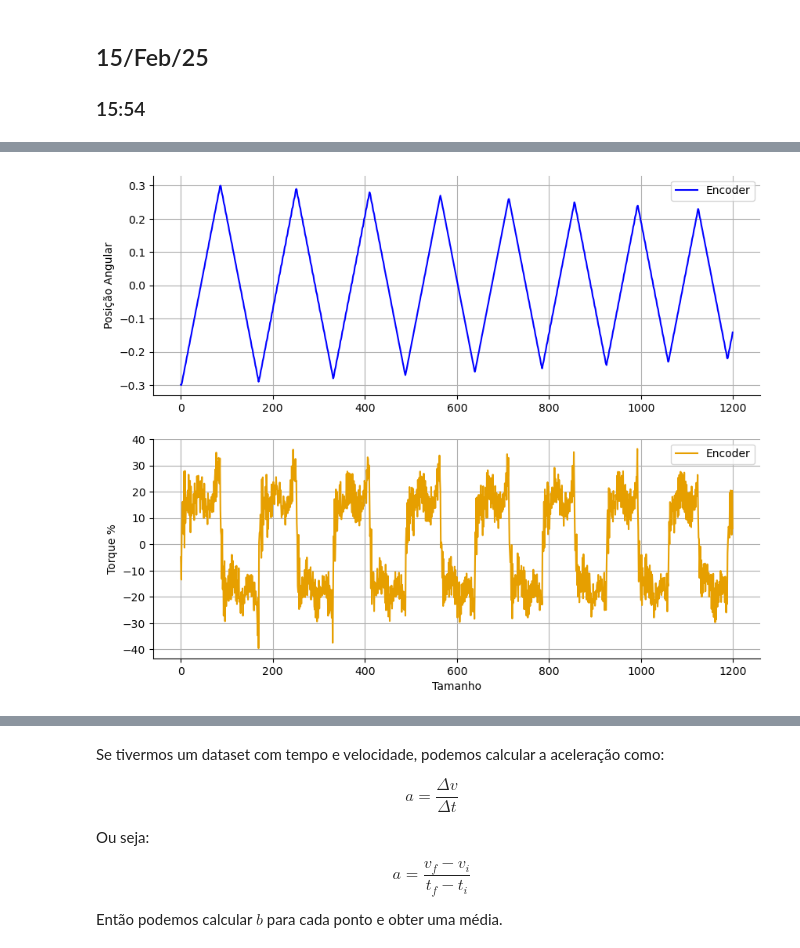
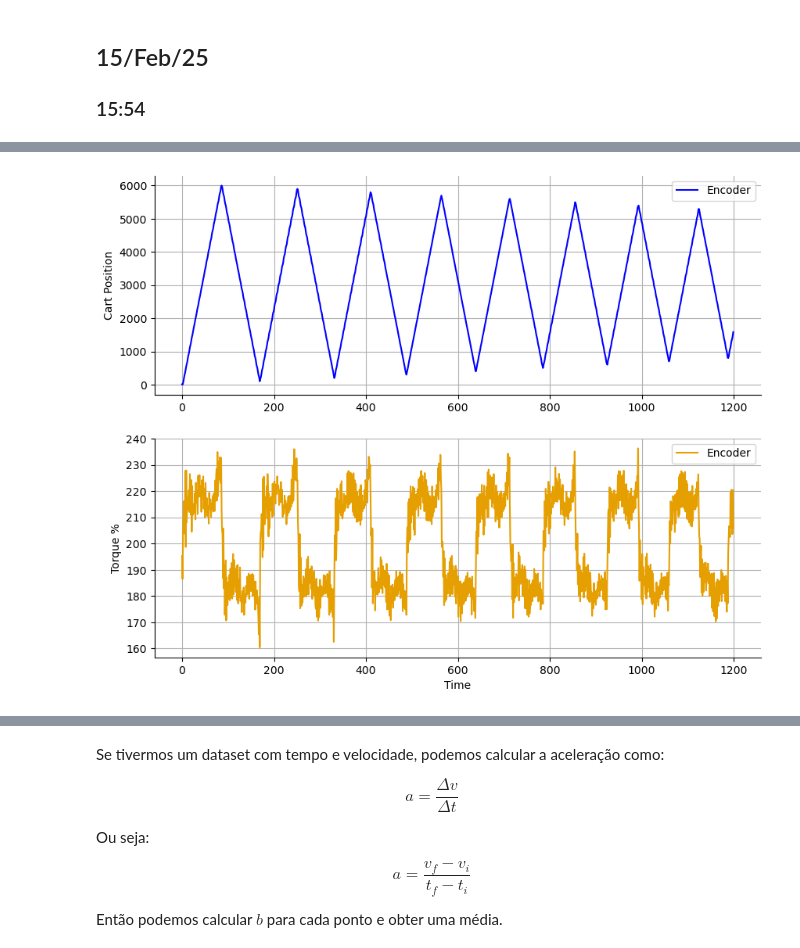
Before and after one commit to SilvaEder/Dissertation, a Jupyter notebook: Python/DampingCoefficient.ipynb, the cells around one changed output, grey strips where cells are left out. Drawn from its saved outputs; the diff is of its cells as text; code cells hidden in the pictures.

```diff
--- a/Python/DampingCoefficient.ipynb
+++ b/Python/DampingCoefficient.ipynb
@@ -203,3 +262,8 @@ round(b,3)
 # %% [markdown]
 ## 15/Feb/25
 ### 15:54
+# %%
+df = pd.read_csv('CSV/Data_15_Feb_25_15-54.csv',header=None)
+df = df.T
+df.columns = ["n","x1","x3","u","Error","RealTime","simulateTime"]
+df
@@ -206,20 +284,20 @@ round(b,3)
 # %%
 plt.figure(figsize=(10,8))
-n=np.arange(0,len(dataset),1)
+n=np.arange(0,len(df),1)
 plt.subplot(211)
-plt.plot(n,dataset['x3'], color='b', label='Encoder')
-plt.ylabel("Posição Angular")
+plt.plot(n,df['x3'], color='b', label='Encoder')
+plt.ylabel("Cart Position")
 plt.grid(True)
 plt.legend()
 sns.despine()
 plt.subplot(212)
-plt.plot(n,dataset['u'], color='#E69F00', label='Encoder')
+plt.plot(n,df['u'], color='#E69F00', label='Encoder')
 plt.ylabel("Torque %")
-plt.xlabel("Tamanho")
+plt.xlabel("Time")
 plt.grid(True)
 plt.legend()
 sns.despine()
 plt.show()
 # %% [output]
-[figure, old version]
+[figure, new version]
 # %%
```
Also changed, not shown: parts of 50 cells of this notebook, 14 other files.
